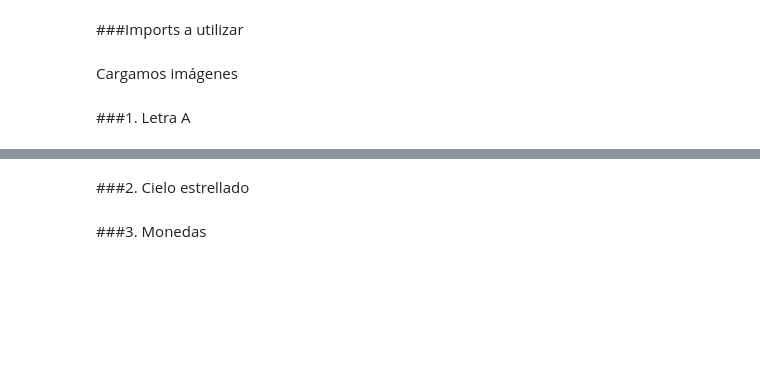
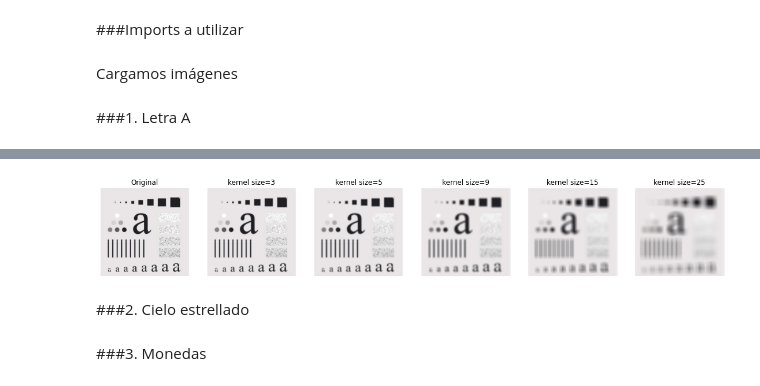
Before and after one commit to LuFernandez/imagaynes, a Jupyter notebook: TpFiltros/TPimagenes.ipynb, the cells around one changed output, grey strips where cells are left out. Saved outputs shown, nothing was run; the diff lists cells and outputs as text; code cells hidden in the pictures; blank space fills up the shorter version.

```diff
--- a/TpFiltros/TPimagenes.ipynb
+++ b/TpFiltros/TPimagenes.ipynb
@@ -27,0 +30,13 @@ clear_output()
+# %%
+#definimos la funcion del filtro: recibe el tamaño del kernel,
+#y la imagen sobre la que se aplica el filtro
+def ApplyLowPass(img, k_size=3):
+  kernel = np.full((k_size, k_size), 1)/(k_size**2)
+  return cv2.filter2D(img,-1,kernel)
+
+#ploteamos secuencia
+def MakeSubplot(img,fig,row,column,index,title):
+  fig.add_subplot(row,column,index)
+  plt.title(title)
+  plt.axis('off')
+  plt.imshow(img,cmap='gray', vmin=0)
@@ -28,3 +49,16 @@ clear_output()
+# %%
+#Original
+kernel_sizes = [3,5,9,15,25]
+fig_a = plt.figure(figsize=(15,15))
+plt.subplots_adjust(top = 1, bottom = 0, right = 1, left = 0, hspace = 0.2, wspace = 0.2)
+
+MakeSubplot(letra_a,fig_a,1,6,1,title="Original")
+
+for i in range(len(kernel_sizes)):
+  filtered = ApplyLowPass(letra_a, kernel_sizes[i])
+  MakeSubplot(filtered,fig_a,1,6,i+2,title='kernel size='+str(kernel_sizes[i]))
+# %% [output]
+[figure, added]
 # %% [markdown]
 ###2. Cielo estrellado
 # %% [markdown]
```
Also changed, not shown: parts of 3 cells of this notebook.
